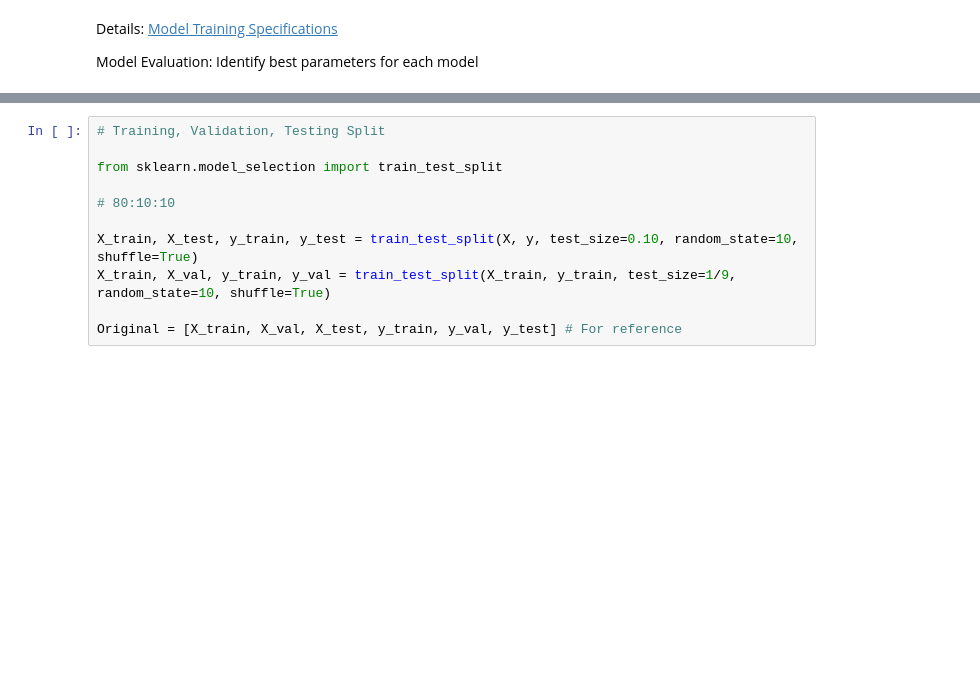
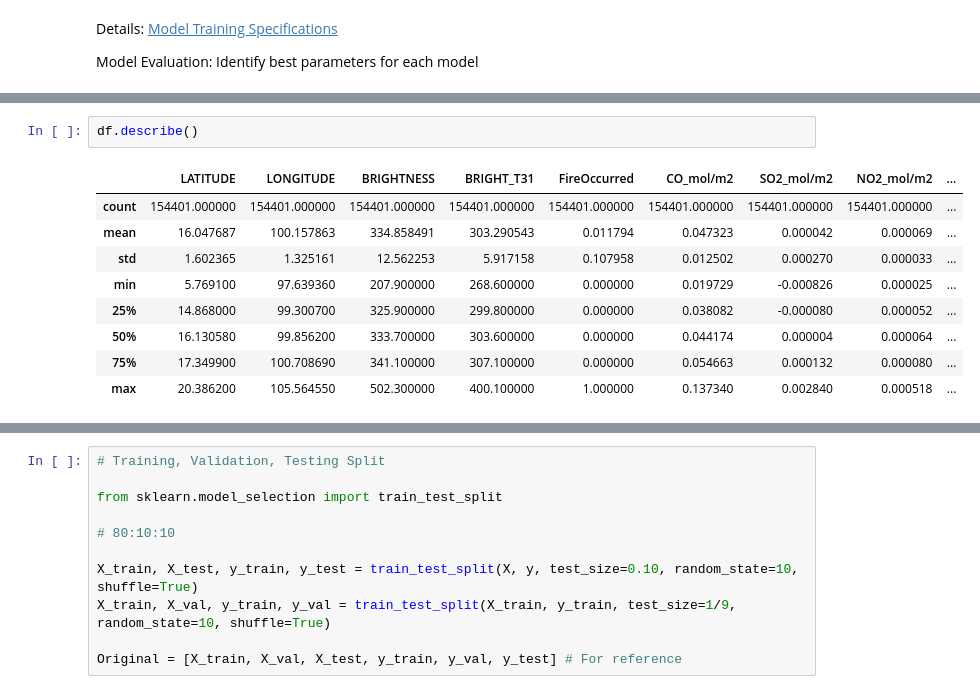
Before and after one commit to ManapatWeeramongkolkul/ForestFireML, a Jupyter notebook: ModelTraining_Pipeline.ipynb, the cells around one changed output, grey strips where cells are left out. Cells and saved outputs as stored; diff of their text form; blank space fills up the shorter version.

```diff
--- a/ModelTraining_Pipeline.ipynb
+++ b/ModelTraining_Pipeline.ipynb
@@ -24,0 +41,12 @@ df.head()
+# %%
+df.describe()
+# %% [output]
+|  | LATITUDE | LONGITUDE | BRIGHTNESS | BRIGHT_T31 | FireOccurred | CO_mol/m2 | SO2_mol/m2 | NO2_mol/m2 | ... |
+| count | 154401.000000 | 154401.000000 | 154401.000000 | 154401.000000 | 154401.000000 | 154401.000000 | 154401.000000 | 154401.000000 | ... |
+| mean | 16.047687 | 100.157863 | 334.858491 | 303.290543 | 0.011794 | 0.047323 | 0.000042 | 0.000069 | ... |
+| std | 1.602365 | 1.325161 | 12.562253 | 5.917158 | 0.107958 | 0.012502 | 0.000270 | 0.000033 | ... |
+| min | 5.769100 | 97.639360 | 207.900000 | 268.600000 | 0.000000 | 0.019729 | -0.000826 | 0.000025 | ... |
+| 25% | 14.868000 | 99.300700 | 325.900000 | 299.800000 | 0.000000 | 0.038082 | -0.000080 | 0.000052 | ... |
+| 50% | 16.130580 | 99.856200 | 333.700000 | 303.600000 | 0.000000 | 0.044174 | 0.000004 | 0.000064 | ... |
+| 75% | 17.349900 | 100.708690 | 341.100000 | 307.100000 | 0.000000 | 0.054663 | 0.000132 | 0.000080 | ... |
+| max | 20.386200 | 105.564550 | 502.300000 | 400.100000 | 1.000000 | 0.137340 | 0.002840 | 0.000518 | ... |
```
Also changed, not shown: parts of 18 cells of this notebook.
